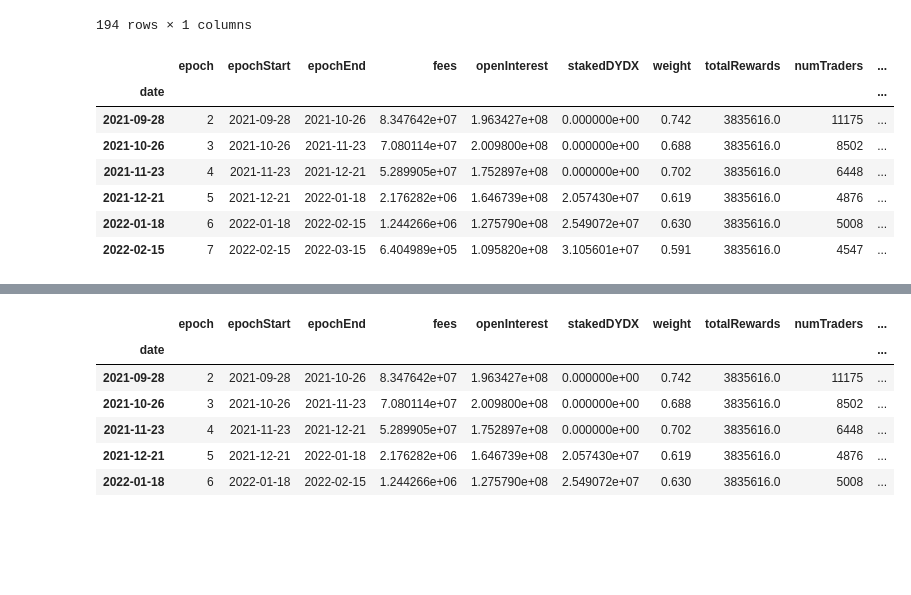
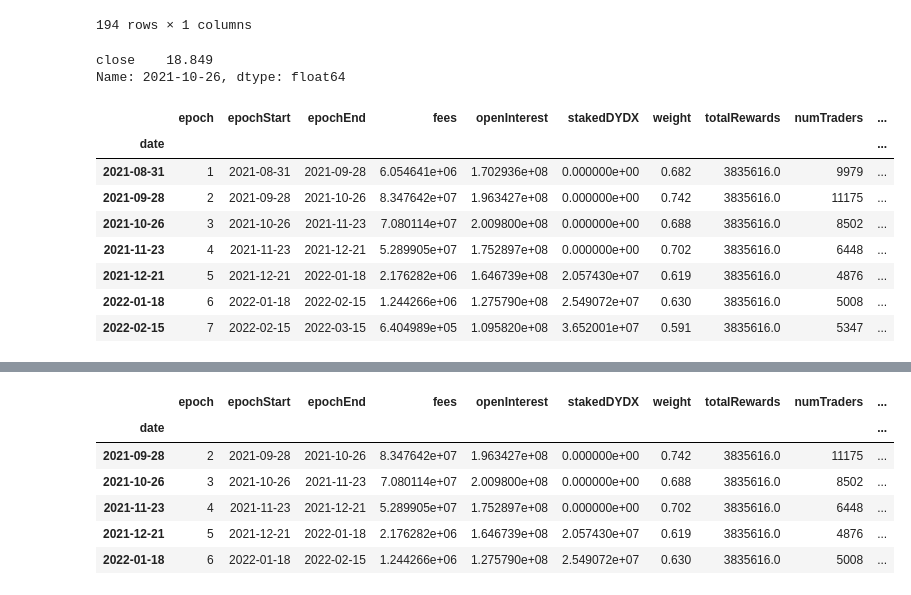
Before and after one commit to xenophonlabs/dydx-trader-rewards, a Jupyter notebook: trading_mechanisms/historical_data.ipynb, the cells around one changed output, grey strips where cells are left out. Saved outputs shown, nothing was run; the diff lists cells and outputs as text; code cells hidden in the pictures; blank space fills up the shorter version.

```diff
--- a/trading_mechanisms/historical_data.ipynb
+++ b/trading_mechanisms/historical_data.ipynb
@@ -14,7 +18,8 @@ client = Client(
     "secret":"GBGIq_BWvGEP_JeaxZgphHoMvP6nliG1WemrNT9A",
     "passphrase":"pB_GOOCB8OUk9EhDm8Eo"}
 )
-num_traders = [20460, 9979, 11175, 8502, 6448, 4876, 5008, 4547]
+num_traders = [20460, 9979, 11175, 8502, 6448, 4876, 5008, 5347]
+total_trader_score = [17178375, 64760847, 156288754, 136583326, 91997522, 56500160, 44815330, 40647086]
 rewards = {}
 for epoch in range(8):
     rewards[epoch] = client.private.get_trading_rewards(epoch=epoch).data
@@ -27,6 +32,7 @@ for epoch in range(8):
 rewards = pd.DataFrame(rewards).T
 rewards['date'] = rewards['epochStart']
 rewards['numTraders'] = num_traders
+rewards['totalTraderScore'] = total_trader_score
 rewards.index = rewards['date']
 rewards = rewards.drop(['date', 'estimatedRewards'], axis=1)
 rewards
@@ -68,24 +74,30 @@ ohlcv
 | 2022-03-19 | 4.908 |
 | 2022-03-20 | 5.243 |
 194 rows × 1 columns
+# %%
+ohlcv.loc['2021-10-26']
+# %% [output]
+close    18.849
+Name: 2021-10-26, dtype: float64
 # %%
-df = rewards.join(ohlcv, how='inner')
+df = rewards.join(ohlcv, on='epochEnd', how='inner')
 # df = df.iloc[:-1]
 df['openInterest'] = df['openInterest'].astype(float).round(3)
 df['fees'] = df['fees'].astype(float).round(3)
 df['stakedDYDX'] = df['stakedDYDX'].astype(float).round(3)
 df['weight'] = df['weight'].astype(float).round(3)
 df['totalRewards'] = df['totalRewards'].astype(float)
 df = df.round(decimals=3); df
 # %% [output]
 |  | epoch | epochStart | epochEnd | fees | openInterest | stakedDYDX | weight | totalRewards | numTraders | ... |
 | date |  |  |  |  |  |  |  |  |  | ... |
+| 2021-08-31 | 1 | 2021-08-31 | 2021-09-28 | 6.054641e+06 | 1.702936e+08 | 0.000000e+00 | 0.682 | 3835616.0 | 9979 | ... |
 | 2021-09-28 | 2 | 2021-09-28 | 2021-10-26 | 8.347642e+07 | 1.963427e+08 | 0.000000e+00 | 0.742 | 3835616.0 | 11175 | ... |
 | 2021-10-26 | 3 | 2021-10-26 | 2021-11-23 | 7.080114e+07 | 2.009800e+08 | 0.000000e+00 | 0.688 | 3835616.0 | 8502 | ... |
 | 2021-11-23 | 4 | 2021-11-23 | 2021-12-21 | 5.289905e+07 | 1.752897e+08 | 0.000000e+00 | 0.702 | 3835616.0 | 6448 | ... |
 | 2021-12-21 | 5 | 2021-12-21 | 2022-01-18 | 2.176282e+06 | 1.646739e+08 | 2.057430e+07 | 0.619 | 3835616.0 | 4876 | ... |
 | 2022-01-18 | 6 | 2022-01-18 | 2022-02-15 | 1.244266e+06 | 1.275790e+08 | 2.549072e+07 | 0.630 | 3835616.0 | 5008 | ... |
-| 2022-02-15 | 7 | 2022-02-15 | 2022-03-15 | 6.404989e+05 | 1.095820e+08 | 3.105601e+07 | 0.591 | 3835616.0 | 4547 | ... |
+| 2022-02-15 | 7 | 2022-02-15 | 2022-03-15 | 6.404989e+05 | 1.095820e+08 | 3.652001e+07 | 0.591 | 3835616.0 | 5347 | ... |
 # %%
 df.to_csv('./data/historical.csv')
 # %%
```
Also changed, not shown: parts of 11 cells of this notebook, 10 other files.
